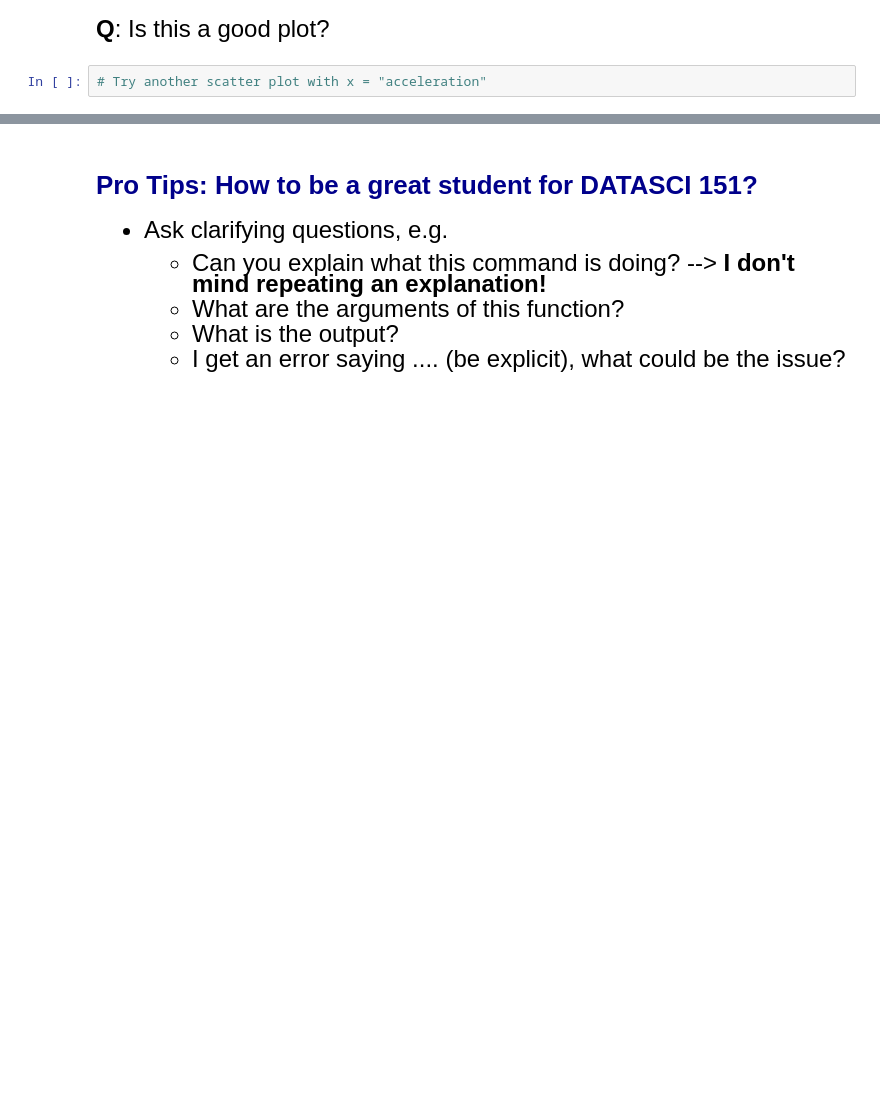
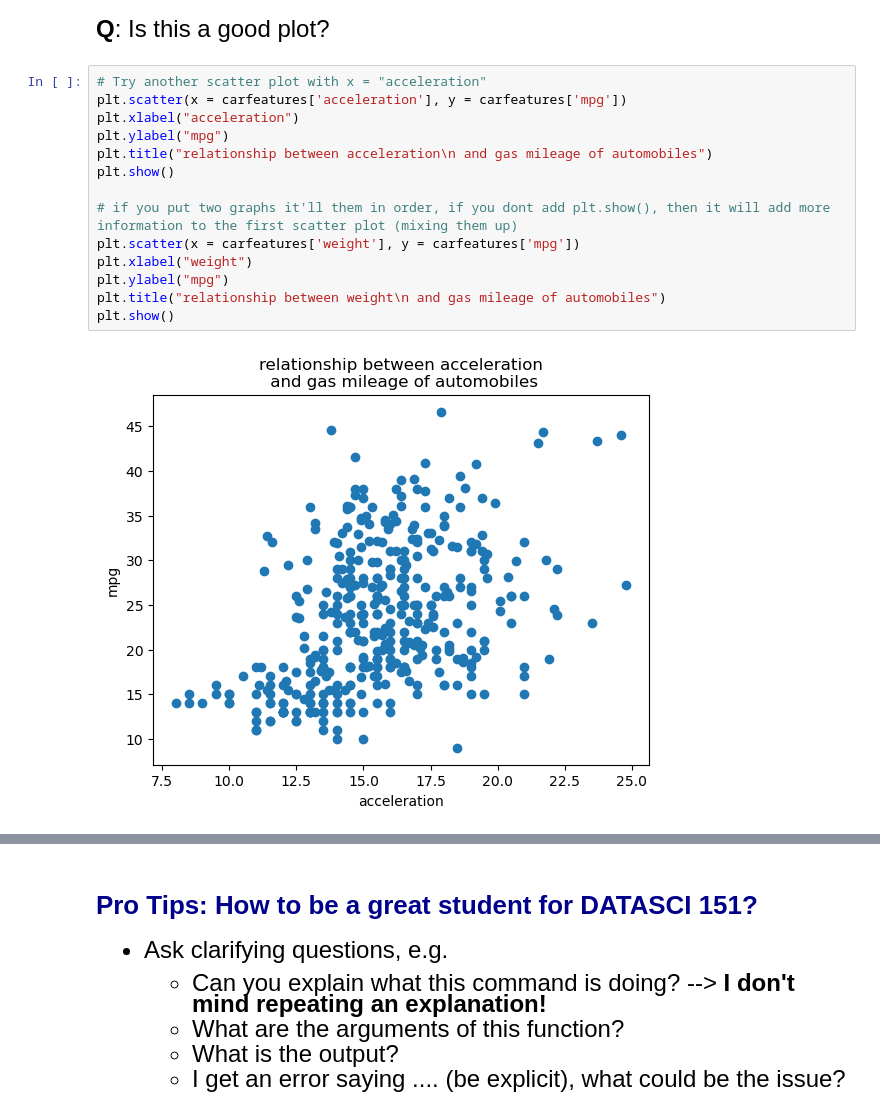
Before and after one commit to Nicos85/datasci151spring2026, a Jupyter notebook: lecture_02/mylecture_02 copy.ipynb, the cells around one changed output, grey strips where cells are left out. Saved outputs shown, nothing was run; the diff lists cells and outputs as text; blank space fills up the shorter version.

```diff
--- a/lecture_02/mylecture_02 copy.ipynb
+++ b/lecture_02/mylecture_02 copy.ipynb
@@ -304,5 +324,19 @@ plt.show()
 <font size = "5">
 
 **Q**: Is this a good plot?
-# %%
-# Try another scatter plot with x = "acceleration"
+# %%
+# Try another scatter plot with x = "acceleration"
+plt.scatter(x = carfeatures['acceleration'], y = carfeatures['mpg'])
+plt.xlabel("acceleration")
+plt.ylabel("mpg")
+plt.title("relationship between acceleration\n and gas mileage of automobiles")
+plt.show()
+
+# if you put two graphs it'll them in order, if you dont add plt.show(), then it will add more information to the first scatter plot (mixing them up)
+plt.scatter(x = carfeatures['weight'], y = carfeatures['mpg'])
+plt.xlabel("weight")
+plt.ylabel("mpg")
+plt.title("relationship between weight\n and gas mileage of automobiles")
+plt.show()
+# %% [output]
+[figure, added]
```
Also changed, not shown: parts of 6 cells of this notebook.
